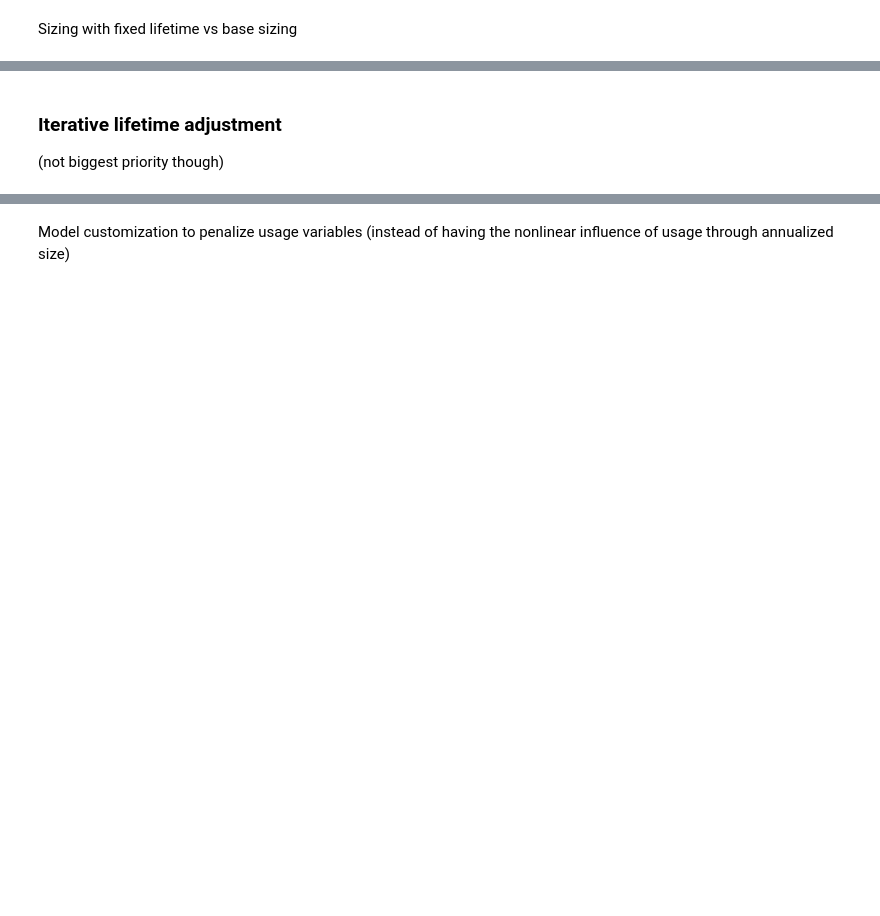
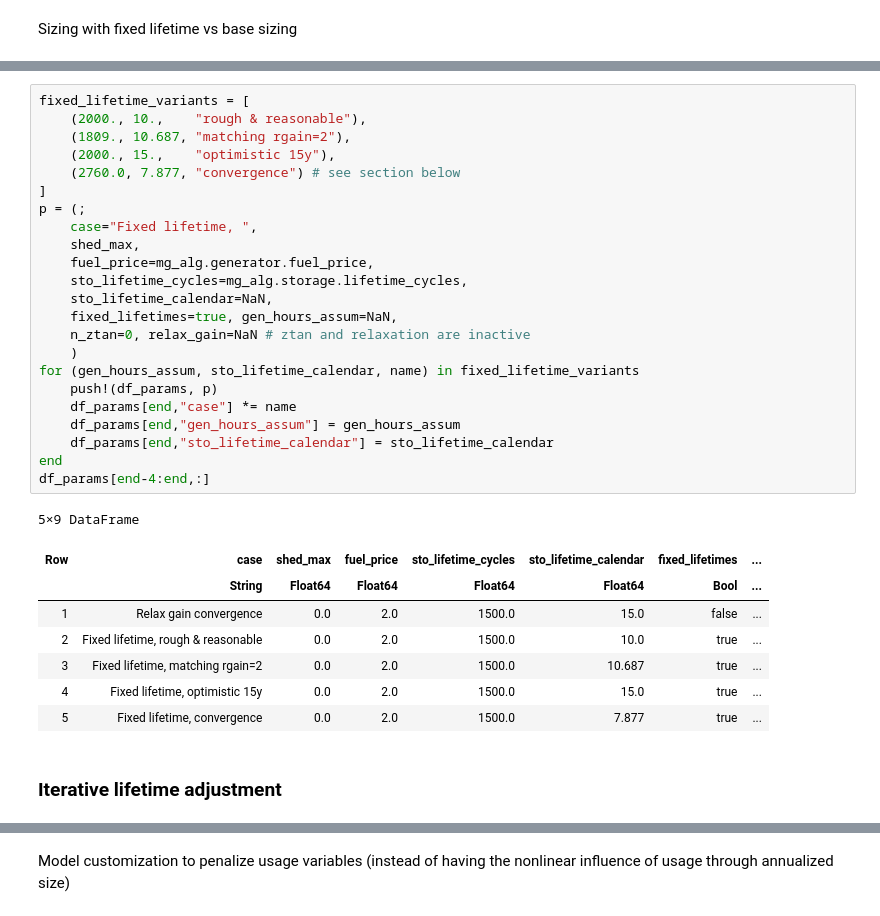
Before and after one commit to pierre-haessig/Microgrids.JuMP, a Jupyter notebook: Cvx_article_experiments.ipynb, the cells around one changed output, grey strips where cells are left out. Saved outputs shown, nothing was run; the diff lists cells and outputs as text; blank space fills up the shorter version.

```diff
--- a/Cvx_article_experiments.ipynb
+++ b/Cvx_article_experiments.ipynb
@@ -764,4 +821,34 @@ Generator diagnostics:
+# %%
+fixed_lifetime_variants = [
+    (2000., 10.,    "rough & reasonable"),
+    (1809., 10.687, "matching rgain=2"),
+    (2000., 15.,    "optimistic 15y"),
+    (2760.0, 7.877, "convergence") # see section below
+]
+p = (;
+    case="Fixed lifetime, ",
+    shed_max,
+    fuel_price=mg_alg.generator.fuel_price,
+    sto_lifetime_cycles=mg_alg.storage.lifetime_cycles,
+    sto_lifetime_calendar=NaN,
+    fixed_lifetimes=true, gen_hours_assum=NaN,
+    n_ztan=0, relax_gain=NaN # ztan and relaxation are inactive
+    )
+for (gen_hours_assum, sto_lifetime_calendar, name) in fixed_lifetime_variants
+    push!(df_params, p)
+    df_params[end,"case"] *= name
+    df_params[end,"gen_hours_assum"] = gen_hours_assum
+    df_params[end,"sto_lifetime_calendar"] = sto_lifetime_calendar
+end
+df_params[end-4:end,:]
+# %% [output]
+5×9 DataFrame
+| Row | case | shed_max | fuel_price | sto_lifetime_cycles | sto_lifetime_calendar | fixed_lifetimes | ... |
+|  | String | Float64 | Float64 | Float64 | Float64 | Bool | ... |
+| 1 | Relax gain convergence | 0.0 | 2.0 | 1500.0 | 15.0 | false | ... |
+| 2 | Fixed lifetime, rough & reasonable | 0.0 | 2.0 | 1500.0 | 10.0 | true | ... |
+| 3 | Fixed lifetime, matching rgain=2 | 0.0 | 2.0 | 1500.0 | 10.687 | true | ... |
+| 4 | Fixed lifetime, optimistic 15y | 0.0 | 2.0 | 1500.0 | 15.0 | true | ... |
+| 5 | Fixed lifetime, convergence | 0.0 | 2.0 | 1500.0 | 7.877 | true | ... |
 # %% [markdown]
 ### Iterative lifetime adjustment
-
-(not biggest priority though)
```
Also changed, not shown: parts of 37 cells of this notebook.
